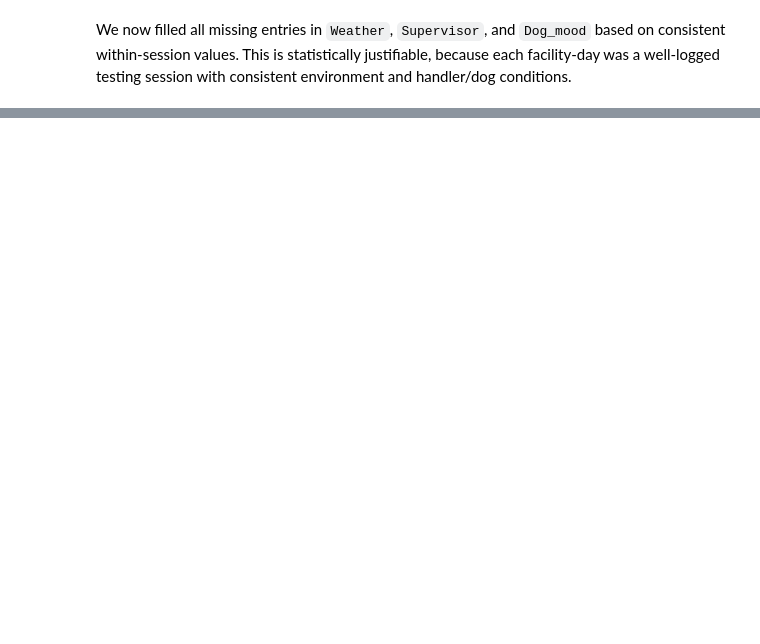
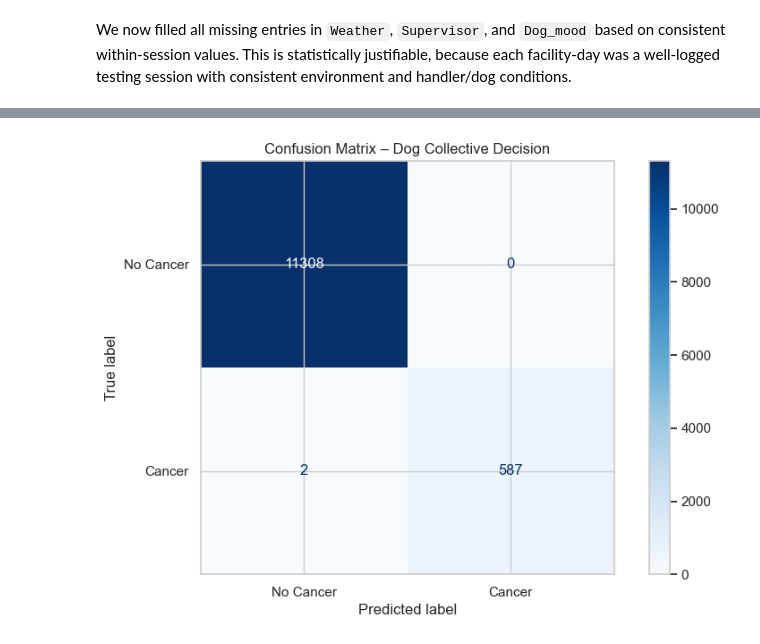
Before and after one commit to sschepanski/CanineLungCancerDetection, a Jupyter notebook: scr/DogScanPrediction.ipynb, the cells around one changed output, grey strips where cells are left out. Saved outputs shown, nothing was run; the diff lists cells and outputs as text; code cells hidden in the pictures; blank space fills up the shorter version.

```diff
--- a/scr/DogScanPrediction.ipynb
+++ b/scr/DogScanPrediction.ipynb
@@ -1442,0 +551,31 @@ This suggests that if only 2 or 3 dogs had been used per trial (instead of 5), t
+# %%
+# Derive binary ground truth: 1 = positive (TP or FN), 0 = negative (TN or FP)
+mask_data["true_binary"] = mask_data["diagnostic_outcome"].map(lambda x: 1 if x in ["TP", "FN"] else 0)
+# %%
+# Aggregate dog responses per mask
+dog_votes = (
+    mask_data.groupby("mask_id")
+    .agg({
+        "Dog_response_to_mask": "sum",
+        "true_binary": "first"
+    })
+    .rename(columns={
+        "Dog_response_to_mask": "n_dogs_positive",
+        "true_binary": "true_label"
+    })
+)
+# %%
+# Apply collective decision rule
+def classify_collective(n_pos):
+    if n_pos >= 3:
+        return "Positive"
+    elif n_pos == 0:
+        return "Negative"
+    else:
+        return "Inconclusive"
+
+dog_votes["collective_classification"] = dog_votes["n_dogs_positive"].apply(classify_collective)
+# %%
+# Remove inconclusive and evaluate diagnostics
+eval_data = dog_votes[dog_votes["collective_classification"] != "Inconclusive"].copy()
+eval_data["predicted"] = eval_data["collective_classification"].map({"Positive": 1, "Negative": 0})
@@ -1442,0 +629,15 @@ This suggests that if only 2 or 3 dogs had been used per trial (instead of 5), t
+# %%
+# Plot confusion matrix
+from sklearn.metrics import ConfusionMatrixDisplay
+import matplotlib.pyplot as plt
+ConfusionMatrixDisplay.from_predictions(
+    eval_data["true_label"],
+    eval_data["predicted"],
+    display_labels=["No Cancer", "Cancer"],
+    cmap="Blues",
+    values_format=".0f"
+)
+plt.title("Confusion Matrix – Dog Collective Decision")
+plt.show()
+# %% [output]
+[figure, added]
```
Also changed, not shown: parts of 164 cells of this notebook.
